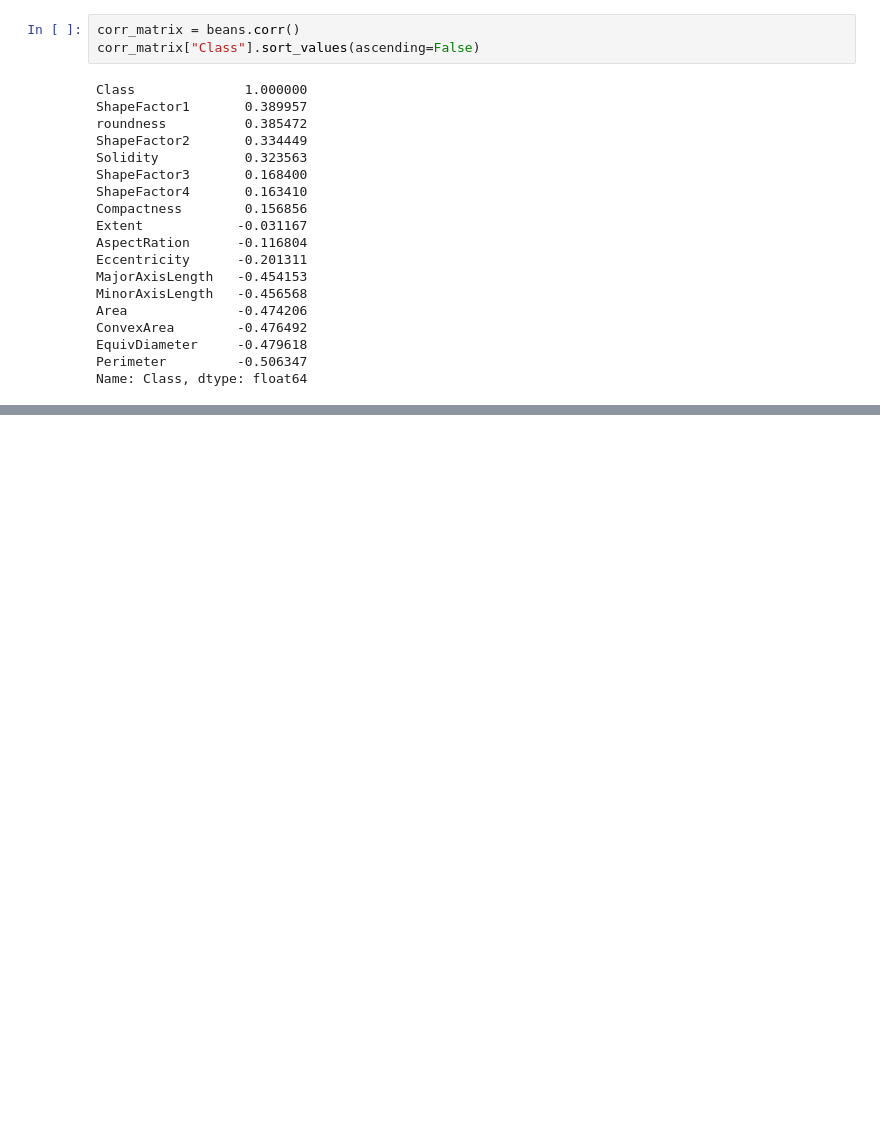
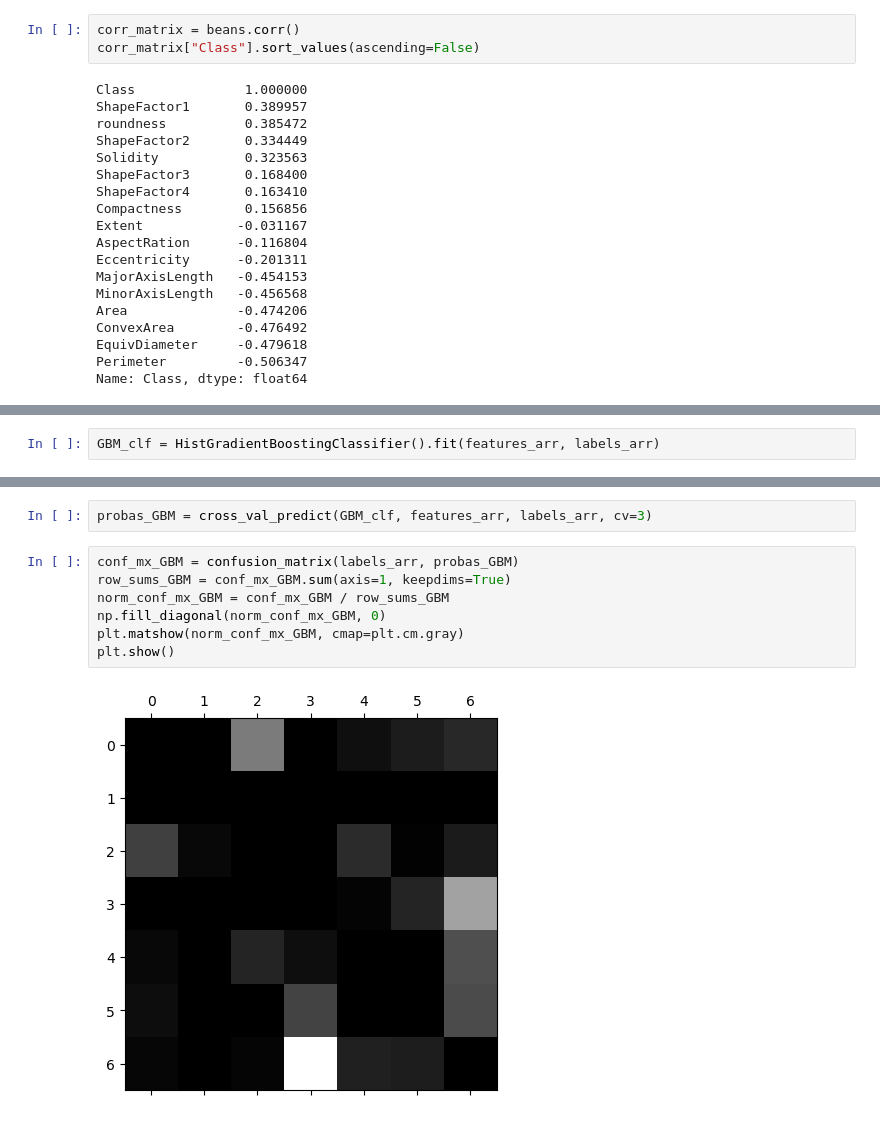
Before and after one commit to ronanhacker/killer-beans, a Jupyter notebook: DryBeanClassifier.ipynb, the cells around one changed output, grey strips where cells are left out. Saved outputs shown, nothing was run; the diff lists cells and outputs as text; blank space fills up the shorter version.

```diff
--- a/DryBeanClassifier.ipynb
+++ b/DryBeanClassifier.ipynb
@@ -108,0 +155,2 @@ beans_scaled_df.describe()
+# %%
+GBM_clf = HistGradientBoostingClassifier().fit(features_arr, labels_arr)
@@ -108,0 +161,11 @@ beans_scaled_df.describe()
+# %%
+probas_GBM = cross_val_predict(GBM_clf, features_arr, labels_arr, cv=3)
+# %%
+conf_mx_GBM = confusion_matrix(labels_arr, probas_GBM)
+row_sums_GBM = conf_mx_GBM.sum(axis=1, keepdims=True)
+norm_conf_mx_GBM = conf_mx_GBM / row_sums_GBM
+np.fill_diagonal(norm_conf_mx_GBM, 0)
+plt.matshow(norm_conf_mx_GBM, cmap=plt.cm.gray)
+plt.show()
+# %% [output]
+[figure, added]
```
Also changed, not shown: parts of 10 cells of this notebook.
